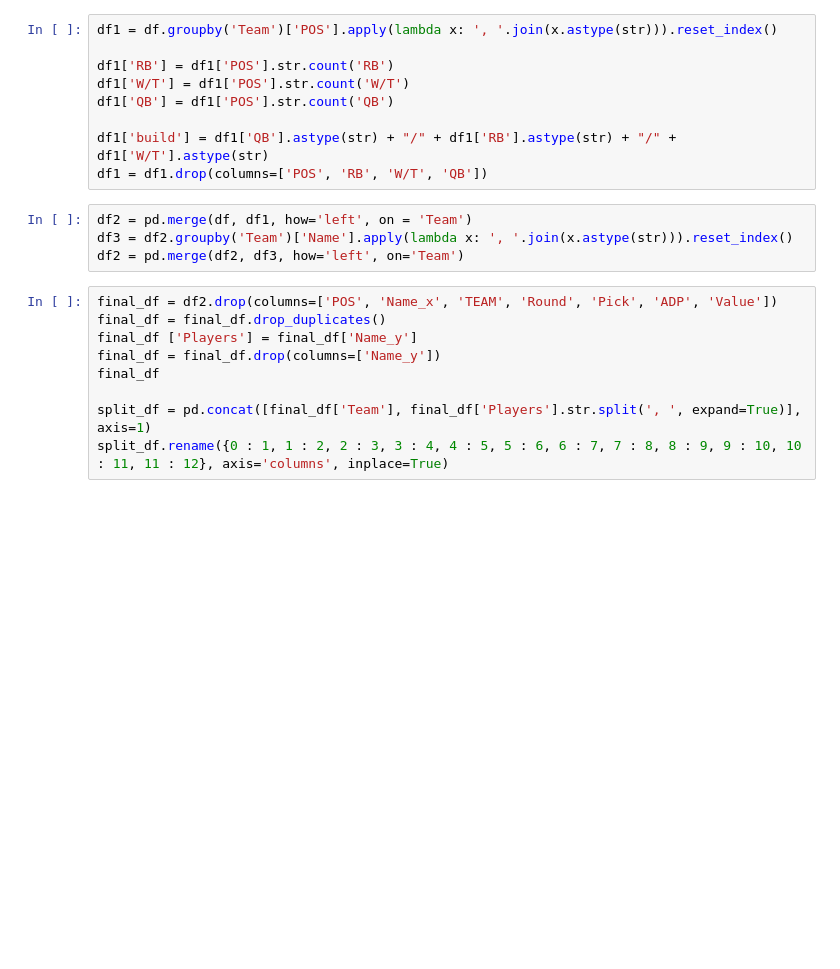
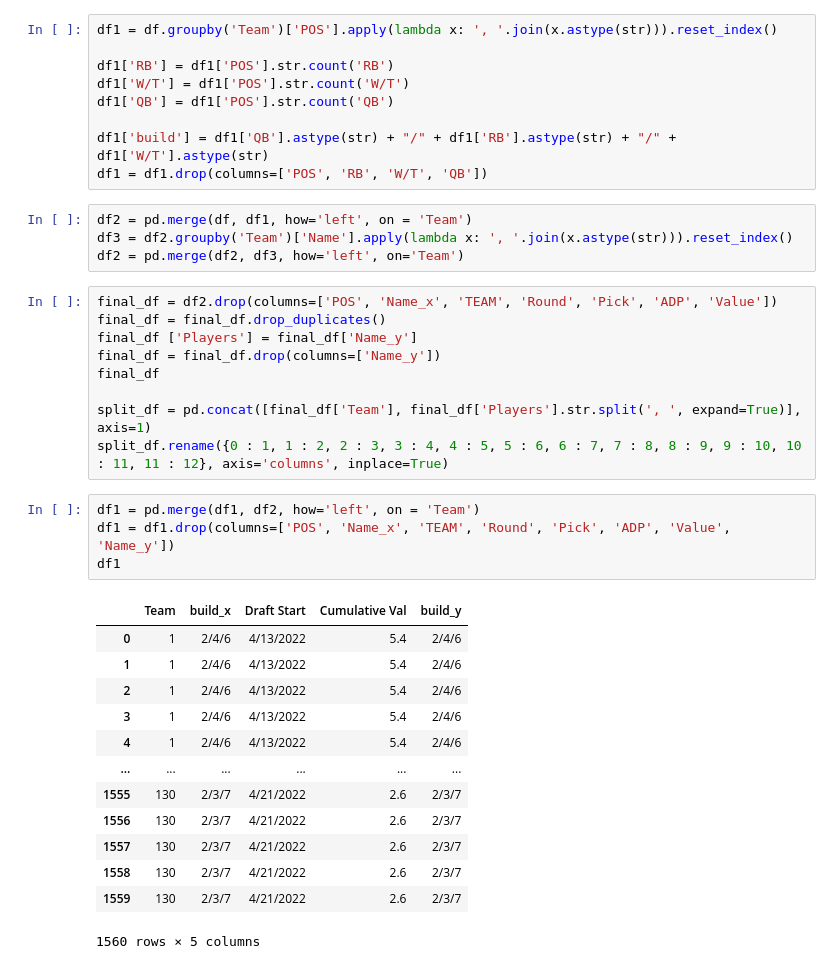
Before and after one commit to AndrewRucker/Fantasy-Football-and-Betting, a Jupyter notebook: BestBall/Underdog/Rookie-and-Sophomores/Rookie_and_Soph.ipynb, the cells around one changed output. Cells and saved outputs as stored; diff of their text form; blank space fills up the shorter version.

```diff
--- a/BestBall/Underdog/Rookie-and-Sophomores/Rookie_and_Soph.ipynb
+++ b/BestBall/Underdog/Rookie-and-Sophomores/Rookie_and_Soph.ipynb
@@ -53,3 +76,21 @@ final_df
 
 split_df = pd.concat([final_df['Team'], final_df['Players'].str.split(', ', expand=True)], axis=1)
 split_df.rename({0 : 1, 1 : 2, 2 : 3, 3 : 4, 4 : 5, 5 : 6, 6 : 7, 7 : 8, 8 : 9, 9 : 10, 10 : 11, 11 : 12}, axis='columns', inplace=True)
+# %%
+df1 = pd.merge(df1, df2, how='left', on = 'Team')
+df1 = df1.drop(columns=['POS', 'Name_x', 'TEAM', 'Round', 'Pick', 'ADP', 'Value', 'Name_y'])
+df1
+# %% [output]
+|  | Team | build_x | Draft Start | Cumulative Val | build_y |
+| 0 | 1 | 2/4/6 | 4/13/2022 | 5.4 | 2/4/6 |
+| 1 | 1 | 2/4/6 | 4/13/2022 | 5.4 | 2/4/6 |
+| 2 | 1 | 2/4/6 | 4/13/2022 | 5.4 | 2/4/6 |
+| 3 | 1 | 2/4/6 | 4/13/2022 | 5.4 | 2/4/6 |
+| 4 | 1 | 2/4/6 | 4/13/2022 | 5.4 | 2/4/6 |
+| ... | ... | ... | ... | ... | ... |
+| 1555 | 130 | 2/3/7 | 4/21/2022 | 2.6 | 2/3/7 |
+| 1556 | 130 | 2/3/7 | 4/21/2022 | 2.6 | 2/3/7 |
+| 1557 | 130 | 2/3/7 | 4/21/2022 | 2.6 | 2/3/7 |
+| 1558 | 130 | 2/3/7 | 4/21/2022 | 2.6 | 2/3/7 |
+| 1559 | 130 | 2/3/7 | 4/21/2022 | 2.6 | 2/3/7 |
+1560 rows × 5 columns
```
Also changed, not shown: parts of 14 cells of this notebook.
